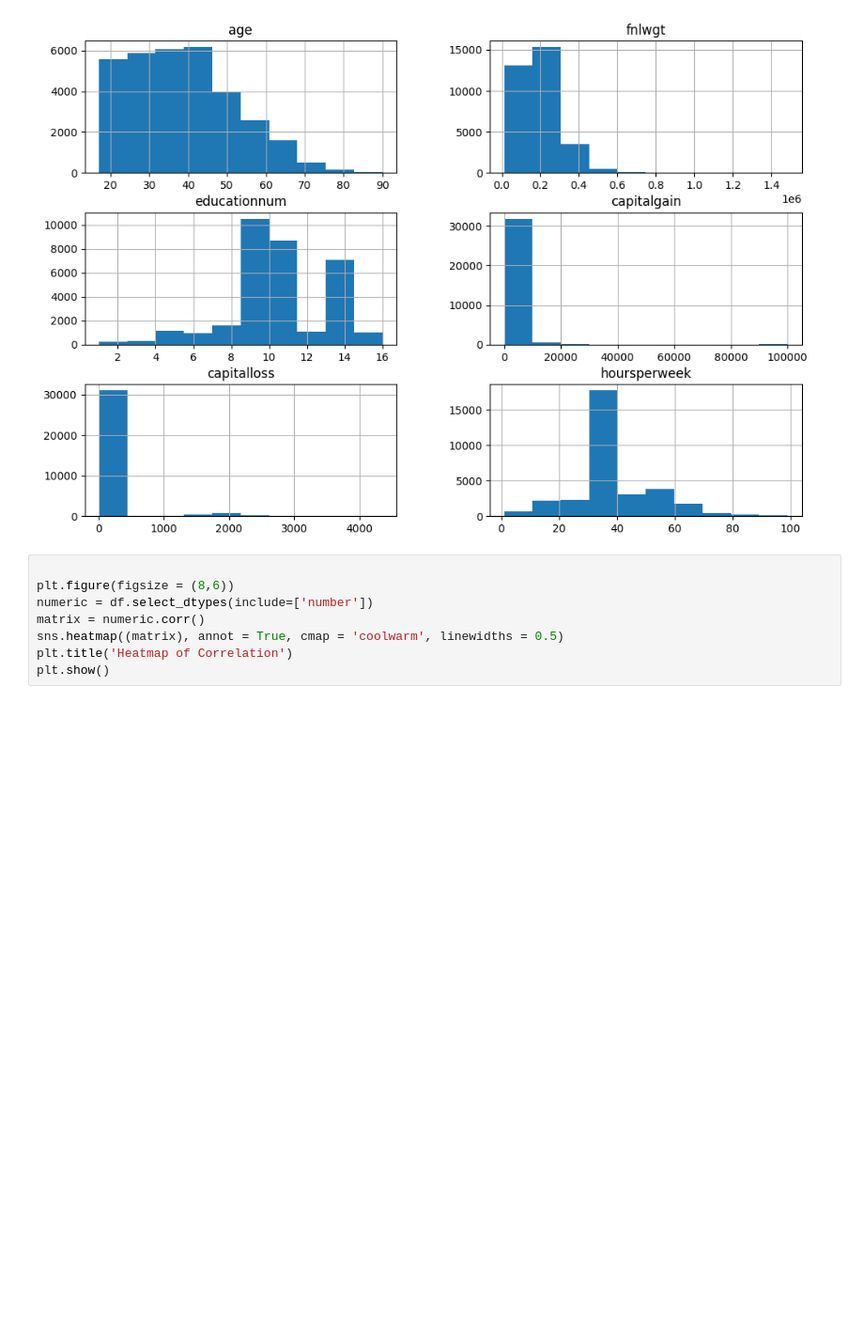
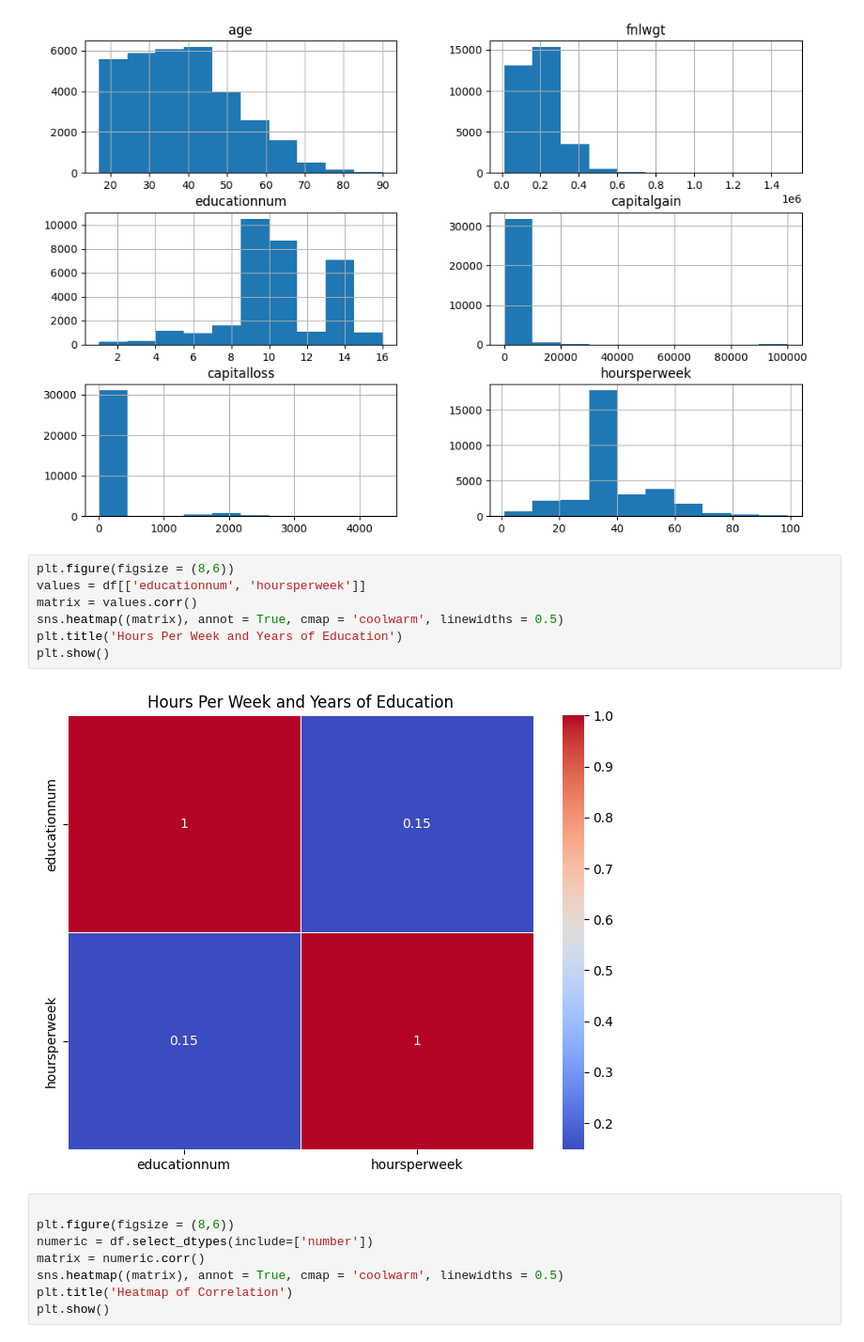
Before and after one commit to aryamankachroo/DTSC1302FinalGroupProject, a Jupyter notebook: DtscFinalProjectCode.ipynb, the cells around one changed output. Shown at 94% size. Cells and saved outputs as stored; diff of their text form; blank space fills up the shorter version.

```diff
--- a/DtscFinalProjectCode.ipynb
+++ b/DtscFinalProjectCode.ipynb
@@ -114,6 +114,15 @@ df.hist(figsize=(12,8))
 plt.show()
 # %% [output]
 [figure]
+# %%
+plt.figure(figsize = (8,6))
+values = df[['educationnum', 'hoursperweek']]
+matrix = values.corr()
+sns.heatmap((matrix), annot = True, cmap = 'coolwarm', linewidths = 0.5)
+plt.title('Hours Per Week and Years of Education')
+plt.show()
+# %% [output]
+[figure, added]
 # %%
 
 plt.figure(figsize = (8,6))
```
